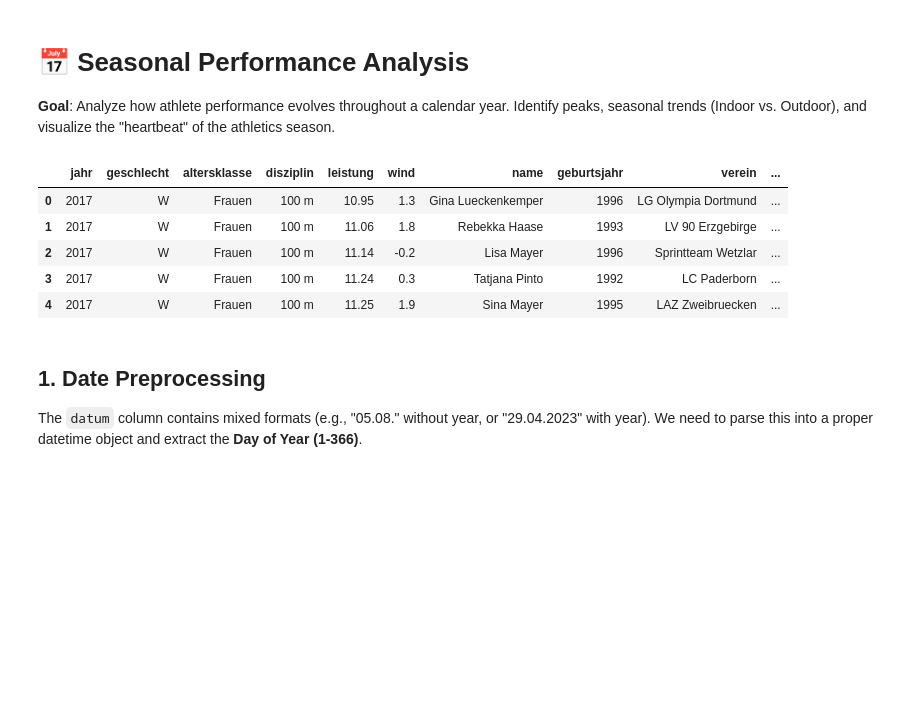
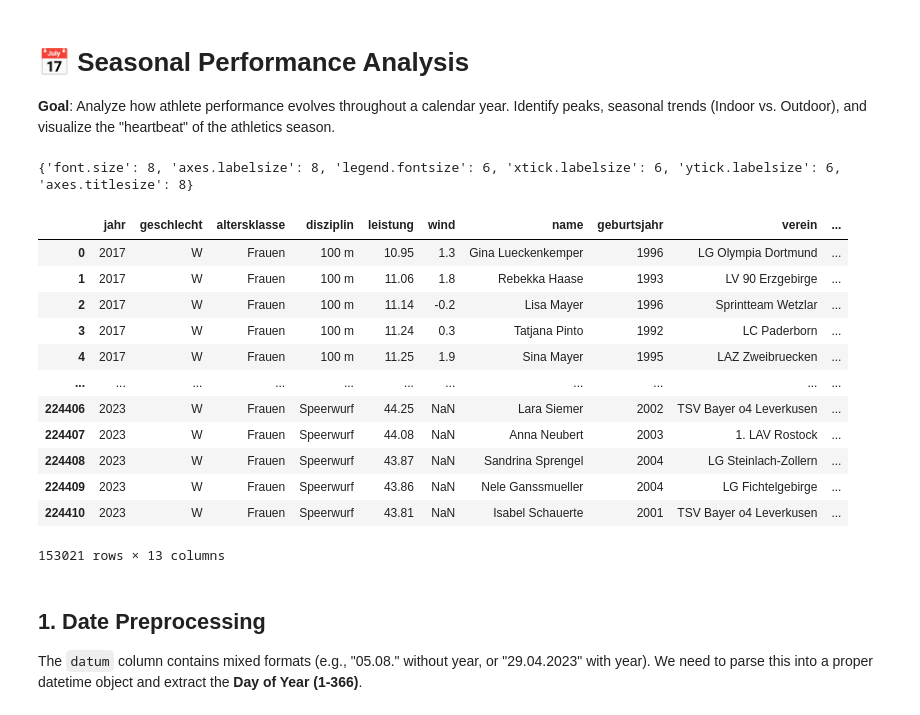
Before and after one commit to maxwernz/Data-Literacy, a Jupyter notebook: max/max_analysis/seasonal_performance.ipynb, the cells around one changed output. Saved outputs shown, nothing was run; the diff lists cells and outputs as text; code cells hidden in the pictures; blank space fills up the shorter version.

```diff
--- a/max/max_analysis/seasonal_performance.ipynb
+++ b/max/max_analysis/seasonal_performance.ipynb
@@ -5,29 +5,38 @@
 # %%
 import pandas as pd
 import numpy as np
 import sys
 import os
 from sklearn.linear_model import LinearRegression
 
 # Add project root to path to import util and plotting modules
 sys.path.append(os.path.abspath(os.path.join('..', '..')))
 
 import util
 import plotting.plotting_style as plt
 from plotting.plotting_style import rgb
 import plotting.plotting_style
 
 
 # Load the data
-df = util.load_data('../../data_csv/final_Data_iaaf_scores_neu.csv', youth=True)
-df.head()
+df = util.load_data()
+df
+# df.head()
 # %% [output]
+{'font.size': 8, 'axes.labelsize': 8, 'legend.fontsize': 6, 'xtick.labelsize': 6, 'ytick.labelsize': 6, 'axes.titlesize': 8}
 |  | jahr | geschlecht | altersklasse | disziplin | leistung | wind | name | geburtsjahr | verein | ... |
 | 0 | 2017 | W | Frauen | 100 m | 10.95 | 1.3 | Gina Lueckenkemper | 1996 | LG Olympia Dortmund | ... |
 | 1 | 2017 | W | Frauen | 100 m | 11.06 | 1.8 | Rebekka Haase | 1993 | LV 90 Erzgebirge | ... |
 | 2 | 2017 | W | Frauen | 100 m | 11.14 | -0.2 | Lisa Mayer | 1996 | Sprintteam Wetzlar | ... |
 | 3 | 2017 | W | Frauen | 100 m | 11.24 | 0.3 | Tatjana Pinto | 1992 | LC Paderborn | ... |
 | 4 | 2017 | W | Frauen | 100 m | 11.25 | 1.9 | Sina Mayer | 1995 | LAZ Zweibruecken | ... |
+| ... | ... | ... | ... | ... | ... | ... | ... | ... | ... | ... |
+| 224406 | 2023 | W | Frauen | Speerwurf | 44.25 | NaN | Lara Siemer | 2002 | TSV Bayer o4 Leverkusen | ... |
+| 224407 | 2023 | W | Frauen | Speerwurf | 44.08 | NaN | Anna Neubert | 2003 | 1. LAV Rostock | ... |
+| 224408 | 2023 | W | Frauen | Speerwurf | 43.87 | NaN | Sandrina Sprengel | 2004 | LG Steinlach-Zollern | ... |
+| 224409 | 2023 | W | Frauen | Speerwurf | 43.86 | NaN | Nele Ganssmueller | 2004 | LG Fichtelgebirge | ... |
+| 224410 | 2023 | W | Frauen | Speerwurf | 43.81 | NaN | Isabel Schauerte | 2001 | TSV Bayer o4 Leverkusen | ... |
+153021 rows × 13 columns
 # %% [markdown]
 ## 1. Date Preprocessing
 The `datum` column contains mixed formats (e.g., "05.08." without year, or "29.04.2023" with year). We need to parse this into a proper datetime object and extract the **Day of Year (1-366)**.
```
Also changed, not shown: parts of 12 cells of this notebook, 6 other files.
